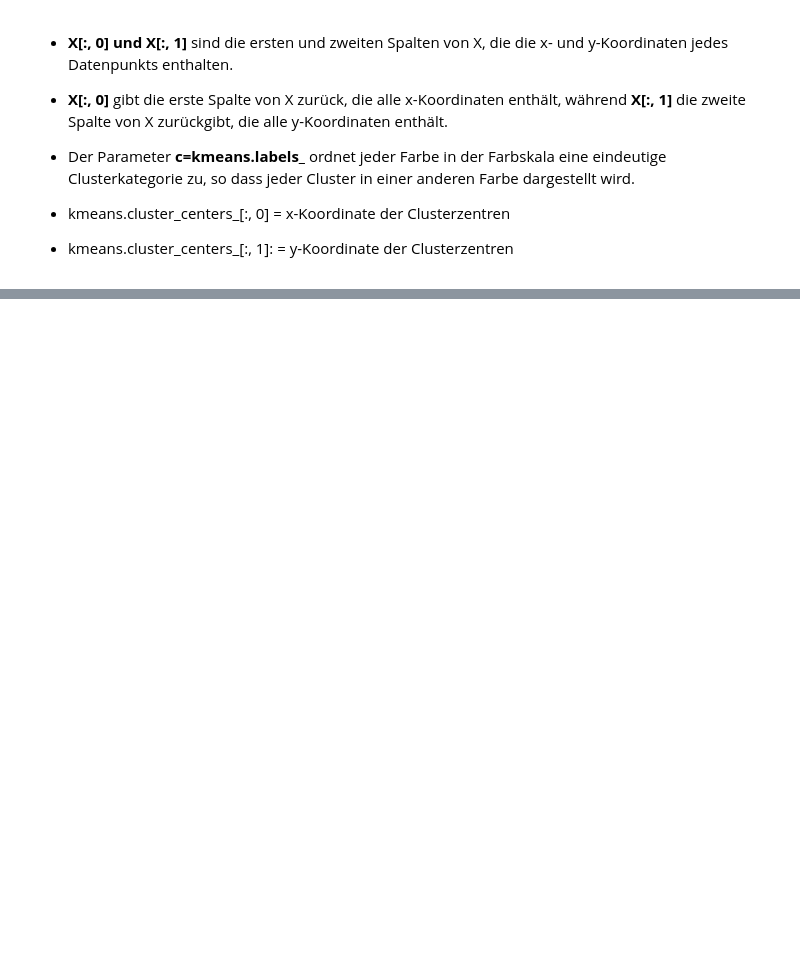
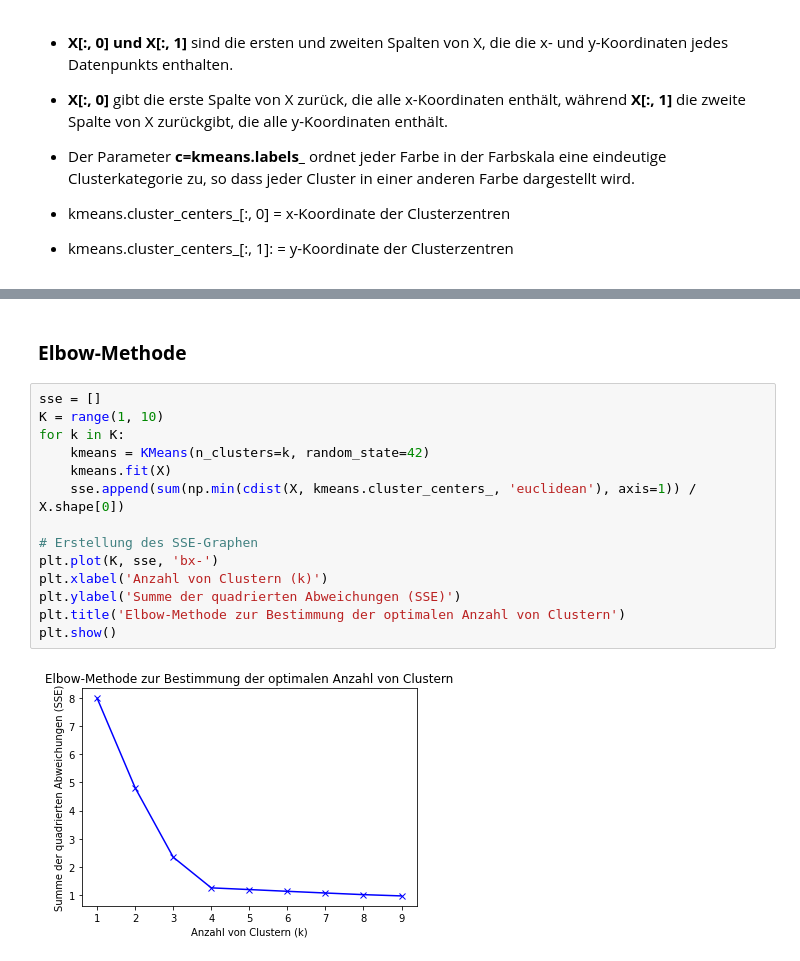
Before and after one commit to soeren2311/Youtube-Syntax, a Jupyter notebook: K_Means_Clustering.ipynb, the cells around one changed output, grey strips where cells are left out. Saved outputs shown, nothing was run; the diff lists cells and outputs as text; blank space fills up the shorter version.

```diff
--- a/K_Means_Clustering.ipynb
+++ b/K_Means_Clustering.ipynb
@@ -49,0 +71,18 @@ plt.show()
+# %% [markdown]
+### **Elbow-Methode**
+# %%
+sse = []
+K = range(1, 10)
+for k in K:
+    kmeans = KMeans(n_clusters=k, random_state=42)
+    kmeans.fit(X)
+    sse.append(sum(np.min(cdist(X, kmeans.cluster_centers_, 'euclidean'), axis=1)) / X.shape[0])
+
+# Erstellung des SSE-Graphen
+plt.plot(K, sse, 'bx-')
+plt.xlabel('Anzahl von Clustern (k)')
+plt.ylabel('Summe der quadrierten Abweichungen (SSE)')
+plt.title('Elbow-Methode zur Bestimmung der optimalen Anzahl von Clustern')
+plt.show()
+# %% [output]
+[figure, added]
```
Also changed, not shown: parts of 7 cells of this notebook.
